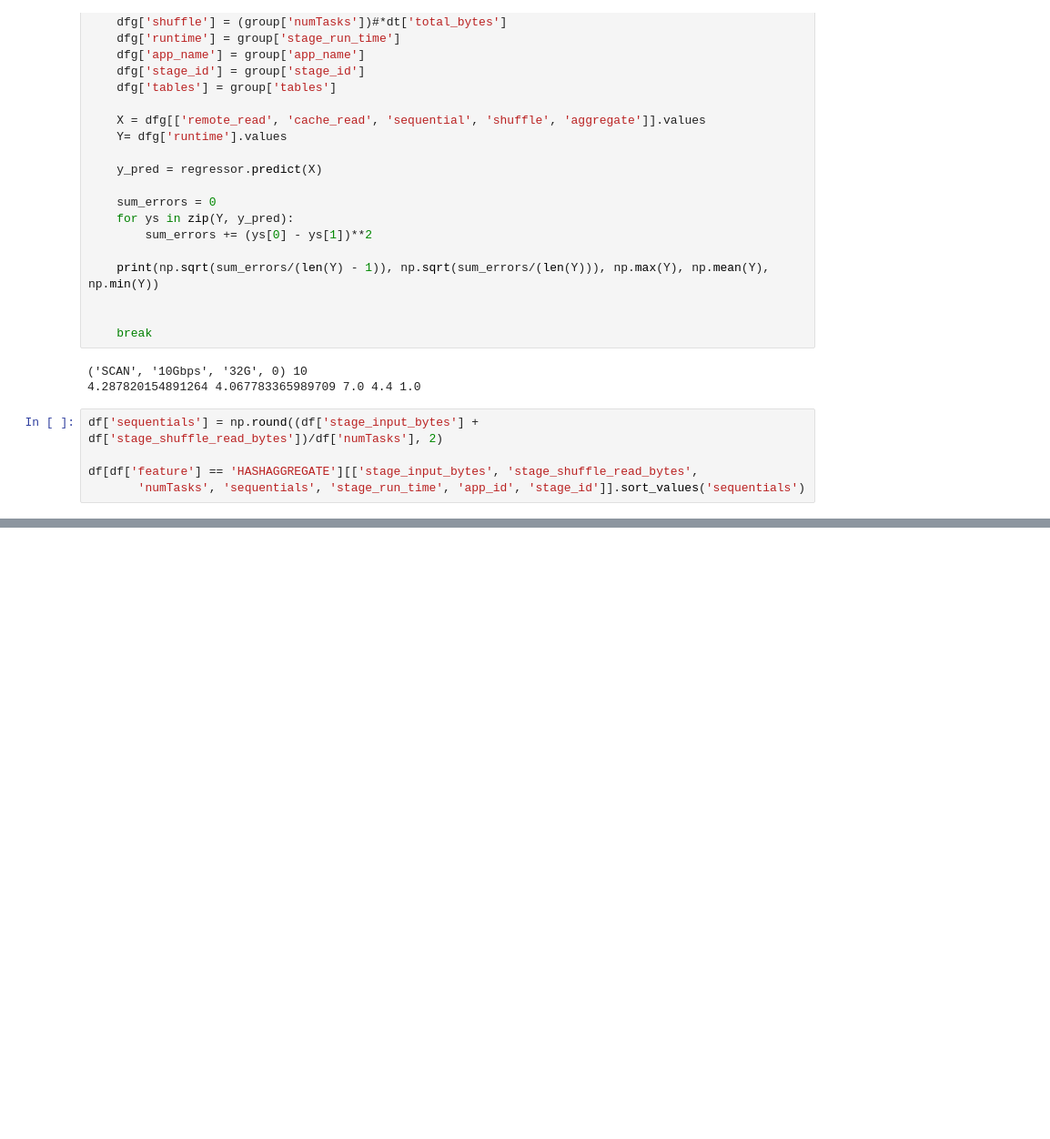
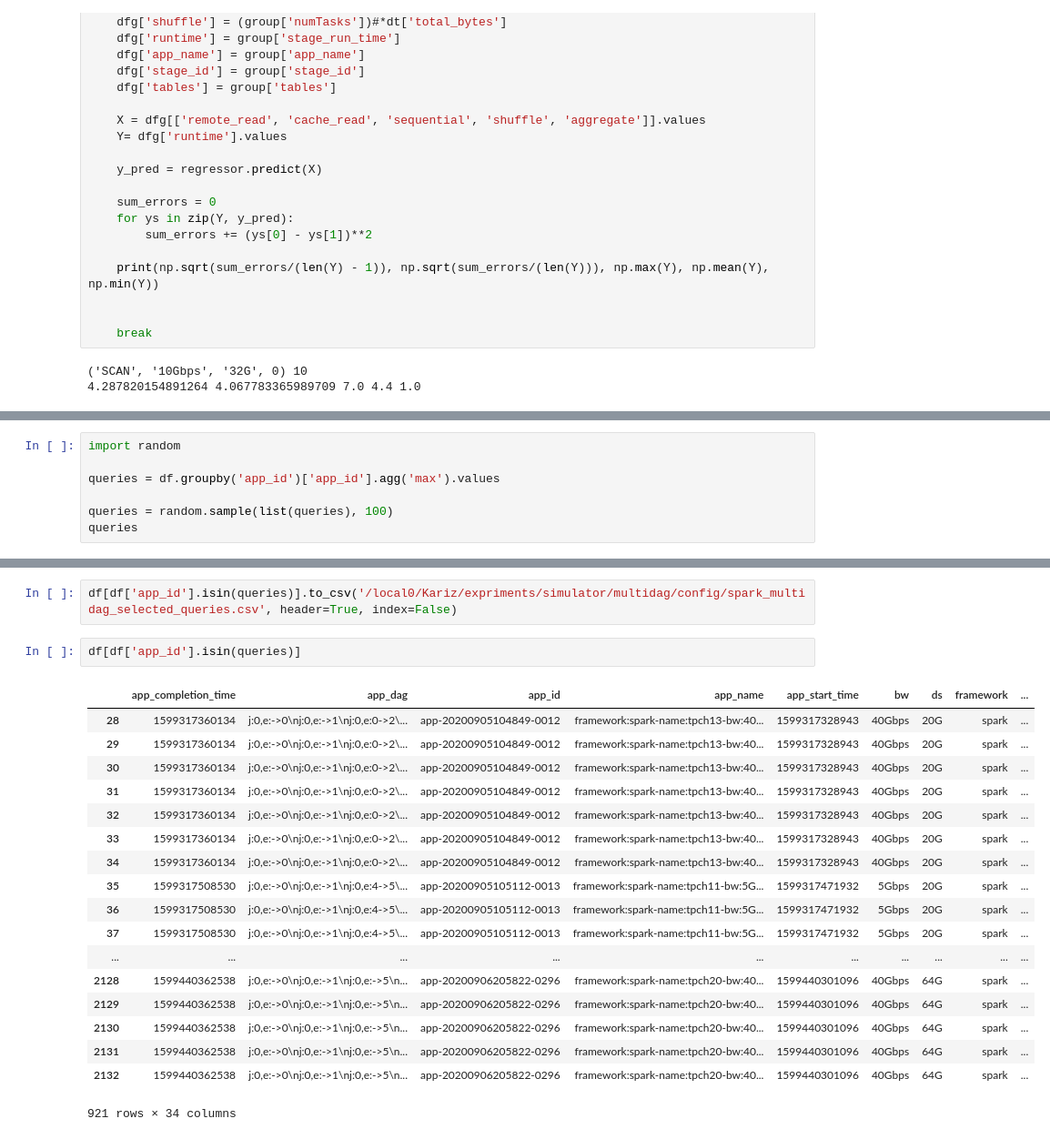
Before and after one commit to UmasouTTT/Kariz, a Jupyter notebook: code/ipython/spark_runtime_prediction_wfeaturescaling.ipynb, the cells around one changed output, grey strips where cells are left out. Shown: that part at 91% size. Drawn from its saved outputs; the diff is of its cells as text; blank space fills up the shorter version.

```diff
--- a/code/ipython/spark_runtime_prediction_wfeaturescaling.ipynb
+++ b/code/ipython/spark_runtime_prediction_wfeaturescaling.ipynb
@@ -1080,8 +1057,3 @@ for index, group in gps:
 # %% [output]
 ('SCAN', '10Gbps', '32G', 0) 10
 4.287820154891264 4.067783365989709 7.0 4.4 1.0
-# %%
-df['sequentials'] = np.round((df['stage_input_bytes'] + df['stage_shuffle_read_bytes'])/df['numTasks'], 2)
-
-df[df['feature'] == 'HASHAGGREGATE'][['stage_input_bytes', 'stage_shuffle_read_bytes',
-       'numTasks', 'sequentials', 'stage_run_time', 'app_id', 'stage_id']].sort_values('sequentials')
@@ -1120,0 +1073,7 @@ sns.set_style(style="whitegrid")
+# %%
+import random
+
+queries = df.groupby('app_id')['app_id'].agg('max').values
+
+queries = random.sample(list(queries), 100)
+queries
@@ -1120,0 +1098,23 @@ sns.set_style(style="whitegrid")
+# %%
+df[df['app_id'].isin(queries)].to_csv('/local0/Kariz/expriments/simulator/multidag/config/spark_multidag_selected_queries.csv', header=True, index=False)
+# %%
+df[df['app_id'].isin(queries)]
+# %% [output]
+|  | app_completion_time | app_dag | app_id | app_name | app_start_time | bw | ds | framework | ... |
+| 28 | 1599317360134 | j:0,e:->0\nj:0,e:->1\nj:0,e:0->2\... | app-20200905104849-0012 | framework:spark-name:tpch13-bw:40... | 1599317328943 | 40Gbps | 20G | spark | ... |
+| 29 | 1599317360134 | j:0,e:->0\nj:0,e:->1\nj:0,e:0->2\... | app-20200905104849-0012 | framework:spark-name:tpch13-bw:40... | 1599317328943 | 40Gbps | 20G | spark | ... |
+| 30 | 1599317360134 | j:0,e:->0\nj:0,e:->1\nj:0,e:0->2\... | app-20200905104849-0012 | framework:spark-name:tpch13-bw:40... | 1599317328943 | 40Gbps | 20G | spark | ... |
+| 31 | 1599317360134 | j:0,e:->0\nj:0,e:->1\nj:0,e:0->2\... | app-20200905104849-0012 | framework:spark-name:tpch13-bw:40... | 1599317328943 | 40Gbps | 20G | spark | ... |
+| 32 | 1599317360134 | j:0,e:->0\nj:0,e:->1\nj:0,e:0->2\... | app-20200905104849-0012 | framework:spark-name:tpch13-bw:40... | 1599317328943 | 40Gbps | 20G | spark | ... |
+| 33 | 1599317360134 | j:0,e:->0\nj:0,e:->1\nj:0,e:0->2\... | app-20200905104849-0012 | framework:spark-name:tpch13-bw:40... | 1599317328943 | 40Gbps | 20G | spark | ... |
+| 34 | 1599317360134 | j:0,e:->0\nj:0,e:->1\nj:0,e:0->2\... | app-20200905104849-0012 | framework:spark-name:tpch13-bw:40... | 1599317328943 | 40Gbps | 20G | spark | ... |
+| 35 | 1599317508530 | j:0,e:->0\nj:0,e:->1\nj:0,e:4->5\... | app-20200905105112-0013 | framework:spark-name:tpch11-bw:5G... | 1599317471932 | 5Gbps | 20G | spark | ... |
+| 36 | 1599317508530 | j:0,e:->0\nj:0,e:->1\nj:0,e:4->5\... | app-20200905105112-0013 | framework:spark-name:tpch11-bw:5G... | 1599317471932 | 5Gbps | 20G | spark | ... |
+| 37 | 1599317508530 | j:0,e:->0\nj:0,e:->1\nj:0,e:4->5\... | app-20200905105112-0013 | framework:spark-name:tpch11-bw:5G... | 1599317471932 | 5Gbps | 20G | spark | ... |
+| ... | ... | ... | ... | ... | ... | ... | ... | ... | ... |
+| 2128 | 1599440362538 | j:0,e:->0\nj:0,e:->1\nj:0,e:->5\n... | app-20200906205822-0296 | framework:spark-name:tpch20-bw:40... | 1599440301096 | 40Gbps | 64G | spark | ... |
+| 2129 | 1599440362538 | j:0,e:->0\nj:0,e:->1\nj:0,e:->5\n... | app-20200906205822-0296 | framework:spark-name:tpch20-bw:40... | 1599440301096 | 40Gbps | 64G | spark | ... |
+| 2130 | 1599440362538 | j:0,e:->0\nj:0,e:->1\nj:0,e:->5\n... | app-20200906205822-0296 | framework:spark-name:tpch20-bw:40... | 1599440301096 | 40Gbps | 64G | spark | ... |
+| 2131 | 1599440362538 | j:0,e:->0\nj:0,e:->1\nj:0,e:->5\n... | app-20200906205822-0296 | framework:spark-name:tpch20-bw:40... | 1599440301096 | 40Gbps | 64G | spark | ... |
+| 2132 | 1599440362538 | j:0,e:->0\nj:0,e:->1\nj:0,e:->5\n... | app-20200906205822-0296 | framework:spark-name:tpch20-bw:40... | 1599440301096 | 40Gbps | 64G | spark | ... |
+921 rows × 34 columns
```
Also changed, not shown: parts of 8 cells of this notebook, 20 other files.
